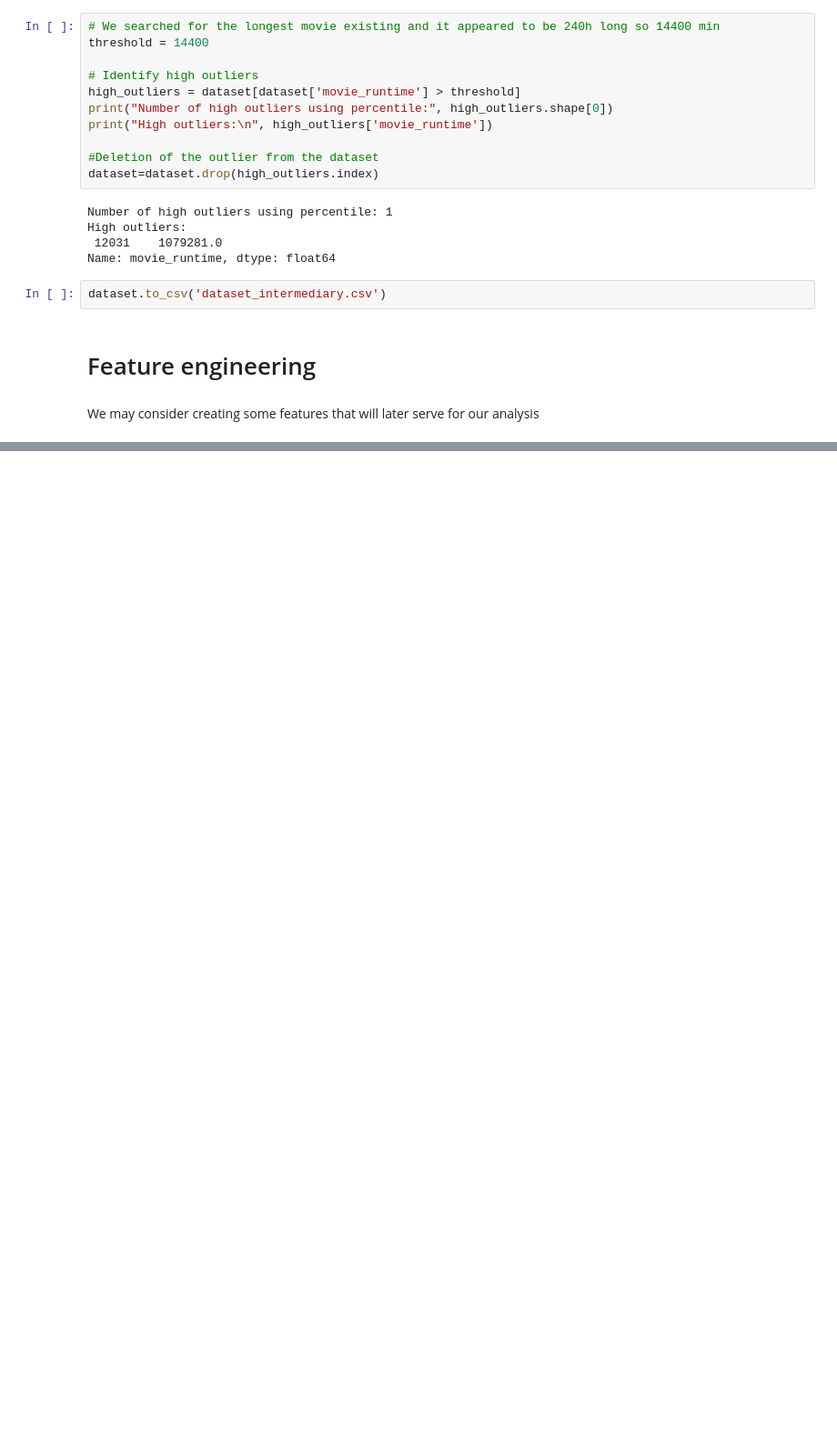
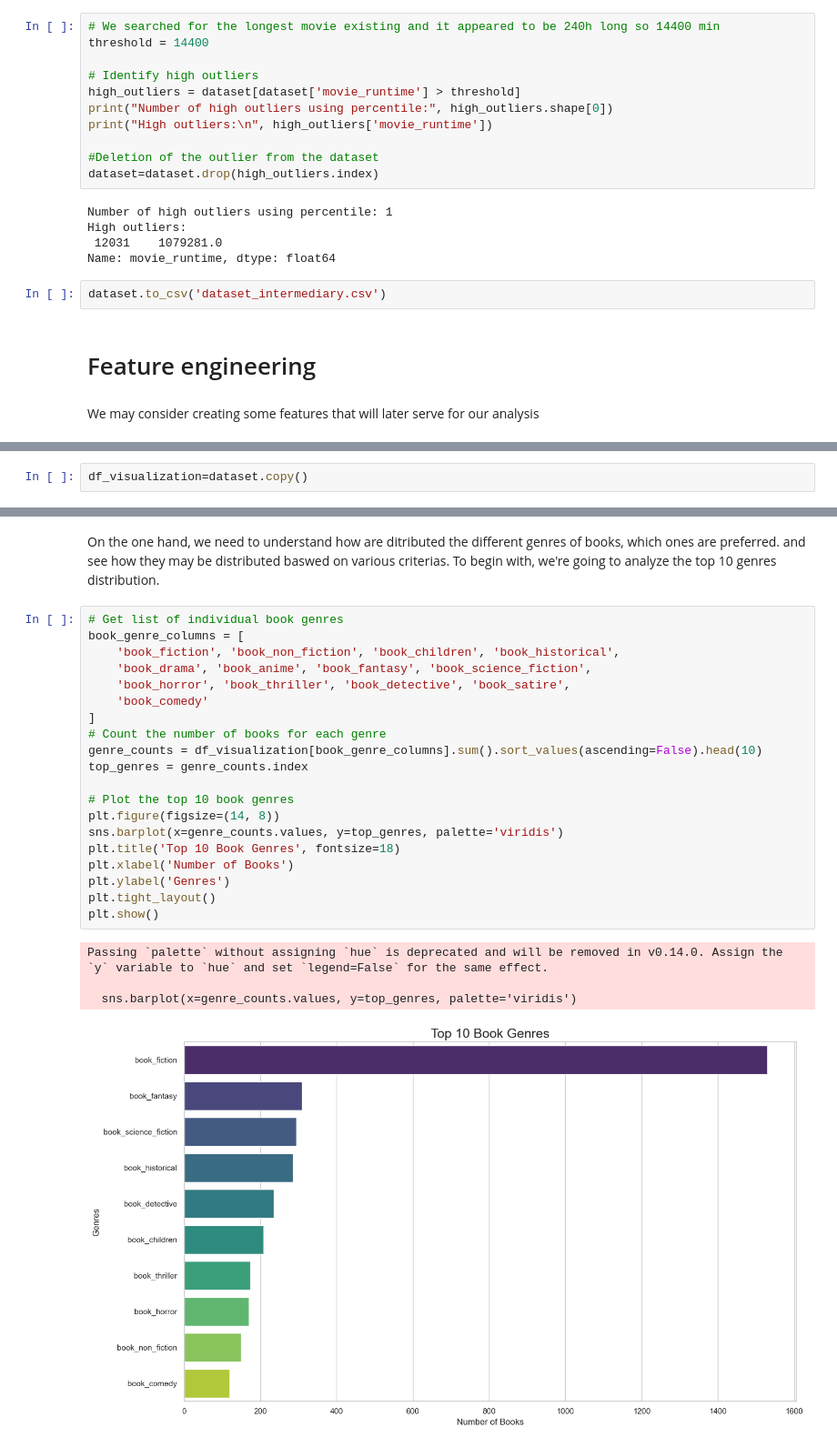
Before and after one commit to epfl-ada/ada-2024-project-ada212, a Jupyter notebook: results.ipynb, the cells around one changed output, grey strips where cells are left out. Shown: that part at 91% size. Saved outputs shown, nothing was run; the diff lists cells and outputs as text; blank space fills up the shorter version.

```diff
--- a/results.ipynb
+++ b/results.ipynb
@@ -372,0 +378,2 @@ auxiliary_dataset_revenue_budget['revenue_budget_ratio'] =auxiliary_dataset_reve
+# %%
+df_visualization=dataset.copy()
@@ -372,0 +398,28 @@ auxiliary_dataset_revenue_budget['revenue_budget_ratio'] =auxiliary_dataset_reve
+# %% [markdown]
+On the one hand, we need to understand how are ditributed the different genres of books, which ones are preferred. and see how they may be distributed baswed on various criterias.
+To begin with, we're going to analyze the top 10 genres distribution.
+# %%
+# Get list of individual book genres
+book_genre_columns = [
+    'book_fiction', 'book_non_fiction', 'book_children', 'book_historical',
+    'book_drama', 'book_anime', 'book_fantasy', 'book_science_fiction',
+    'book_horror', 'book_thriller', 'book_detective', 'book_satire',
+    'book_comedy'
+]
+# Count the number of books for each genre
+genre_counts = df_visualization[book_genre_columns].sum().sort_values(ascending=False).head(10)
+top_genres = genre_counts.index
+
+# Plot the top 10 book genres
+plt.figure(figsize=(14, 8))
+sns.barplot(x=genre_counts.values, y=top_genres, palette='viridis')
+plt.title('Top 10 Book Genres', fontsize=18)
+plt.xlabel('Number of Books')
+plt.ylabel('Genres')
+plt.tight_layout()
+plt.show()
+# %% [output]
+Passing `palette` without assigning `hue` is deprecated and will be removed in v0.14.0. Assign the `y` variable to `hue` and set `legend=False` for the same effect.
+
+  sns.barplot(x=genre_counts.values, y=top_genres, palette='viridis')
+[figure, added]
```
Also changed, not shown: parts of 27 cells of this notebook.
